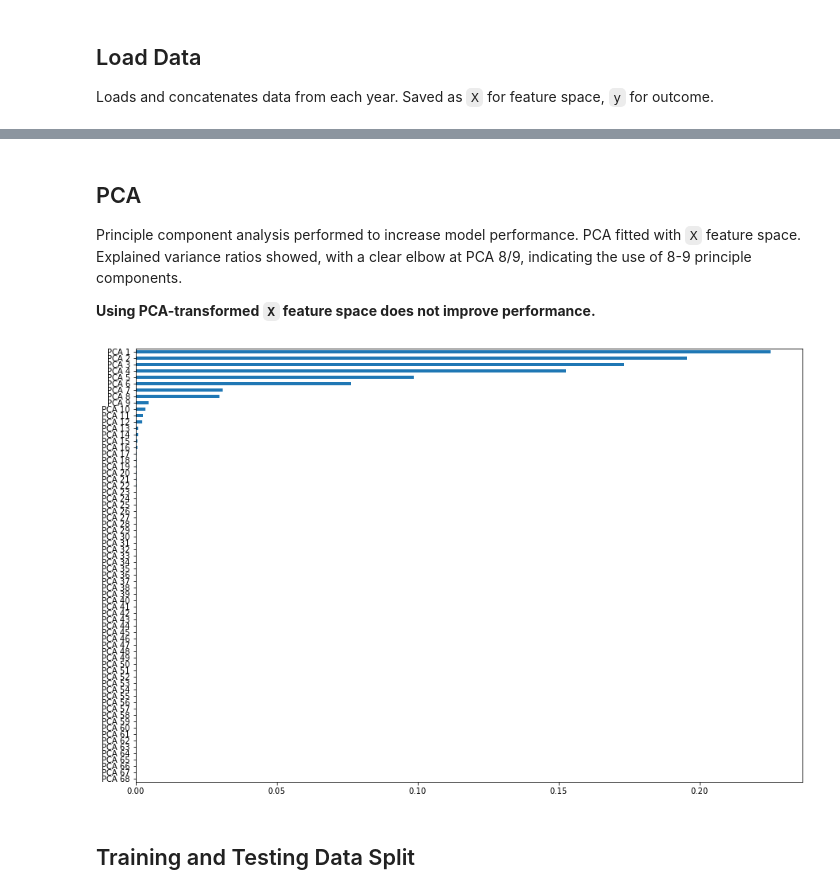
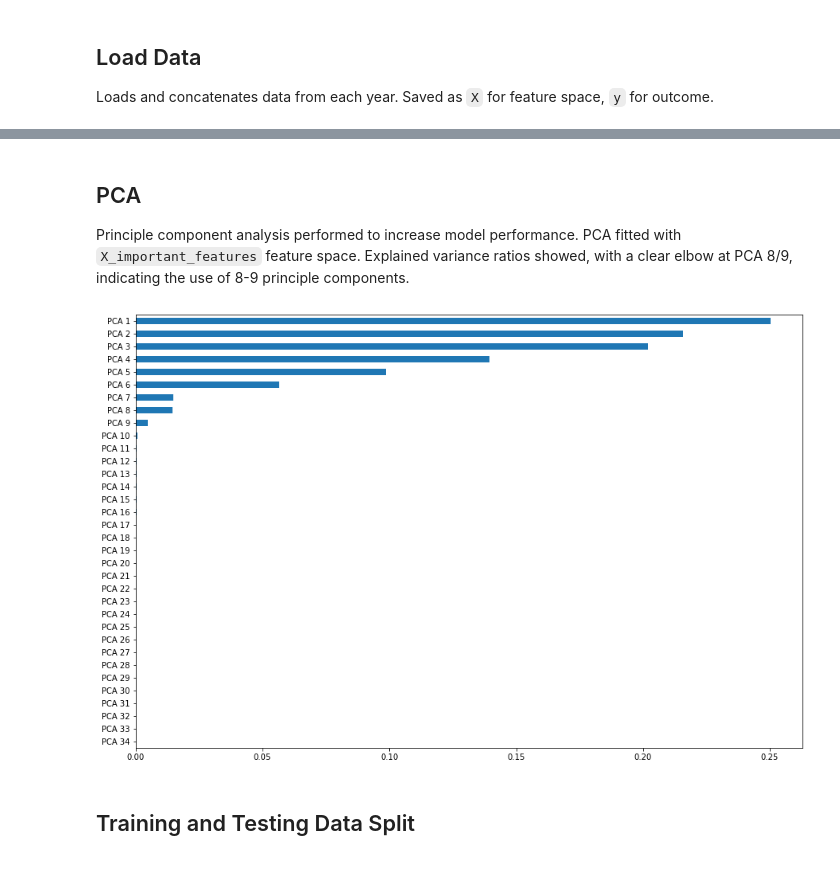
Before and after one commit to mbcalli/college-football-win-predictions, a Jupyter notebook: modeling.ipynb, the cells around one changed output, grey strips where cells are left out. Drawn from its saved outputs; the diff is of its cells as text; code cells hidden in the pictures.

```diff
--- a/modeling.ipynb
+++ b/modeling.ipynb
@@ -41,6 +44,9 @@ import joblib
 ## Load Data
 
 Loads and concatenates data from each year. Saved as `X` for feature space, `y` for outcome.
-# %%
-X = pd.concat((pd.read_csv('data/X_2021.csv'), pd.read_csv('data/X_2022.csv'))).reset_index(drop=True)
-y = pd.concat((pd.read_csv('data/y_2021.csv'), pd.read_csv('data/y_2022.csv'))).reset_index(drop=True)
+# %%
+p = Path(r'data/').glob('**/*')
+files = [x.name for x in p if x.is_file()]
+
+X_files = [x for x in files if 'X_' in x][::-1]
+y_files = [y for y in files if 'y_' in y][::-1]
@@ -46,0 +68,3 @@ y = pd.concat((pd.read_csv('data/y_2021.csv'), pd.read_csv('data/y_2022.csv'))).
+# %%
+X = load_modeling_data(X_files)
+y = load_modeling_data(y_files)
@@ -46,0 +75,19 @@ y = pd.concat((pd.read_csv('data/y_2021.csv'), pd.read_csv('data/y_2022.csv'))).
+# %%
+feature_selection_model = RandomForestClassifier()
+feature_selection_model.fit(X, y)
+
+feature_importances = pd.Series(feature_selection_model.feature_importances_, index=X.columns).sort_values(ascending=True)
+
+fig, ax = plt.subplots(figsize=(15, 10))
+
+feature_importances.plot(kind='barh', ax=ax)
+
+threshold = 0.012 # 0.012 set as an arbitrary cutoff given the data
+
+ax.axvline(threshold, color='red')
+
+plt.show()
+
+important_features = feature_importances[feature_importances > threshold].index
+
+X_important_features = X[important_features]
@@ -47,19 +96,22 @@ y = pd.concat((pd.read_csv('data/y_2021.csv'), pd.read_csv('data/y_2022.csv'))).
 # %% [markdown]
 ## PCA
 
-Principle component analysis performed to increase model performance. PCA fitted with `X` feature space. Explained variance ratios showed, with a clear elbow at PCA 8/9, indicating the use of 8-9 principle components.
-
-**Using PCA-transformed `X` feature space does not improve performance.**
+Principle component analysis performed to increase model performance. PCA fitted with `X_important_features` feature space. Explained variance ratios showed, with a clear elbow at PCA 8/9, indicating the use of 8-9 principle components.
 # %%
-pca = PCA().fit(X)
+pca = PCA().fit(X_important_features)
 
-pca_variances = pd.Series(pca.explained_variance_ratio_, index=[f'PCA {i}' for i in range(1, X.shape[1] + 1)]).sort_values(ascending=True)
+X_pca = pca.transform(X_important_features)
+
+pca_variances = pd.Series(pca.explained_variance_ratio_, index=[f'PCA {i}' for i in range(1, X_important_features.shape[1] + 1)]).sort_values(ascending=True)
 
 fig, ax = plt.subplots(figsize=(15, 10))
 pca_variances.plot(kind='barh', ax=ax)
 plt.show()
+
+# Limit to 9 principle components
+X_pca = X_pca[:, :9]
 # %% [output]
-[figure, old version]
+[figure, new version]
 # %% [markdown]
 ## Training and Testing Data Split
 # %%
```
Also changed, not shown: parts of 9 cells of this notebook, 9 other files.
